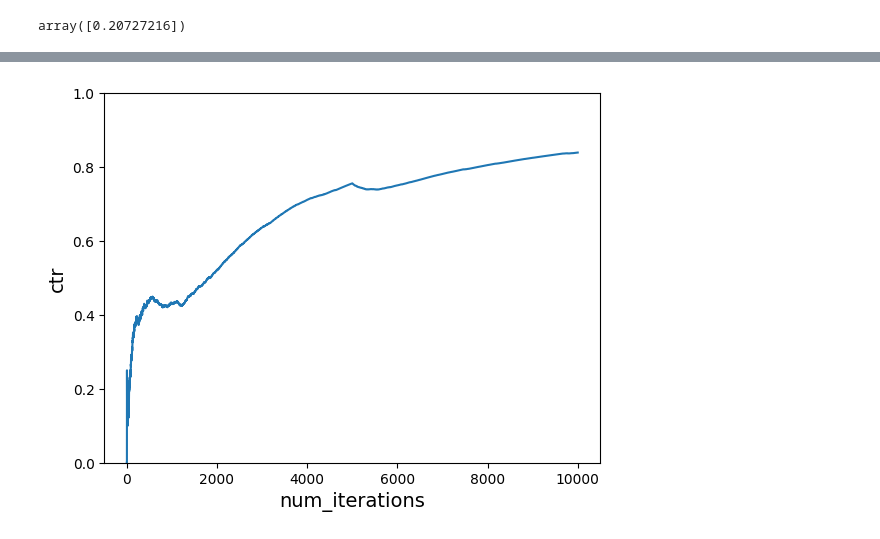
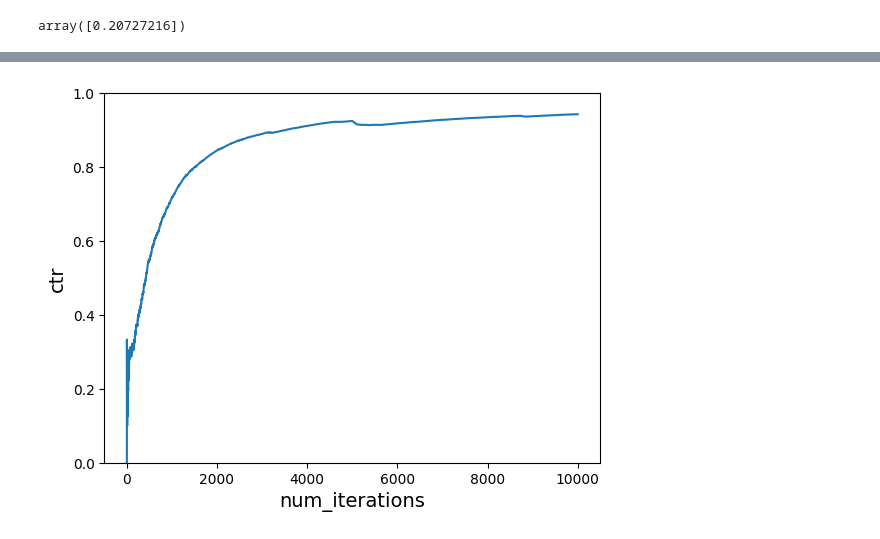
Before and after one commit to alextanhongpin/python-bandit, a Jupyter notebook: 08_neural_bandit.ipynb, the cells around one changed output, grey strips where cells are left out. Saved outputs shown, nothing was run; the diff lists cells and outputs as text; code cells hidden in the pictures.

```diff
--- a/08_neural_bandit.ipynb
+++ b/08_neural_bandit.ipynb
@@ -191,7 +226,14 @@ def get_cost_new1(context, action):
             return USER_DISLIKED_ARTICLE
 # %%
 def run_simulation_multiple_cost_functions(
-    model, num_iterations, users, times_of_day, actions, cost_functions, do_learn=True
+    model,
+    num_iterations,
+    users,
+    times_of_day,
+    actions,
+    cost_functions,
+    do_learn=True,
+    preprocess=feature_interaction,
 ):
     cost_sum = 0.0
     ctr = []
@@ -209,7 +251,7 @@ def run_simulation_multiple_cost_functions(
             context = {"user": user, "time_of_day": time_of_day}
 
             # 3. Use the get_action function we defined earlier
-            action, prob = get_action(model, context, actions)
+            action, prob = get_action(model, context, actions, preprocess)
 
             # 4. Get cost of the action we chose
             cost = cost_function(context, action)
@@ -217,26 +259,26 @@ def run_simulation_multiple_cost_functions(
 
             if do_learn:
                 # 5. Inform VW of what happened so we can learn from it
-                model.partial_fit([one_hot_encode(user, time_of_day, action)], [cost])
+                model.partial_fit([preprocess(user, time_of_day, action)], [cost])
 
             ctr.append(1 * cost_sum / i)
         start_counter = end_counter
         end_counter = start_counter + num_iterations
 
     return ctr
-# %%
-num_iterations_per_cost_func = 5000
-cost_functions = [get_cost, get_cost_new1]
-total_iterations = num_iterations_per_cost_func * len(cost_functions)
-
-model = MLPRegressor(activation="relu", random_state=42)
-# Need to fit at least one data before using.
-model.partial_fit([one_hot_encode("Tom", "morning", "politics")], [1])
-
-ctr = run_simulation_multiple_cost_functions(
-    model, num_iterations_per_cost_func, users, times_of_day, actions, cost_functions
-)
-
-plot_ctr(total_iterations, ctr)
-# %% [output]
-[figure, removed]
+# %%
+model = MLPRegressor(activation="relu", random_state=42)
+# Need to fit at least one data before using.\n",
+model.partial_fit([feature_interaction("Tom", "morning", "politics")], [1])
+ctr = run_simulation_multiple_cost_functions(
+    model,
+    num_iterations_per_cost_func,
+    users,
+    times_of_day,
+    actions,
+    cost_functions,
+    preprocess=feature_interaction,
+)
+plot_ctr(total_iterations, ctr)
+# %% [output]
+[figure, added]
```
Also changed, not shown: parts of 11 cells of this notebook, 4 other files.
